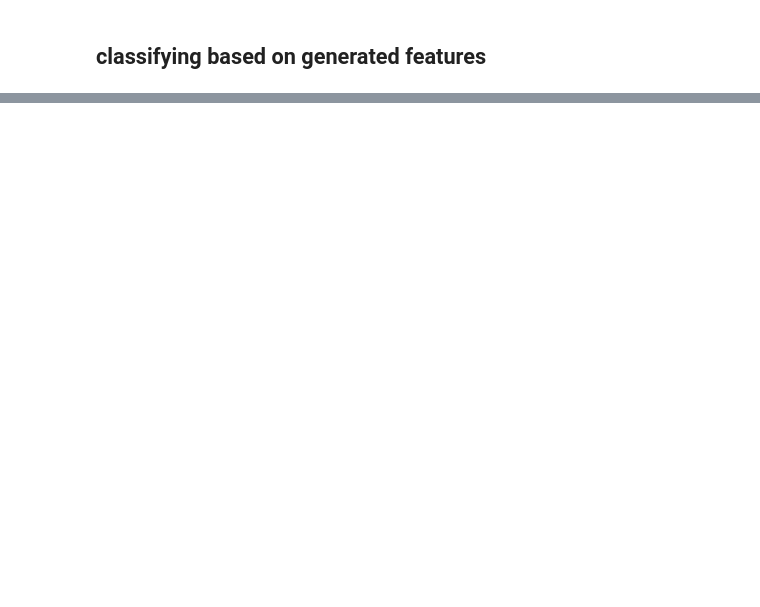
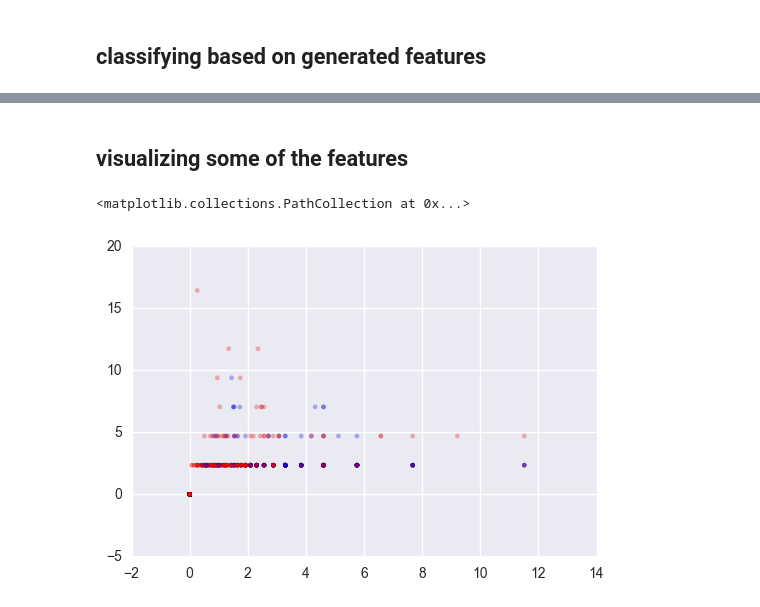
Before and after one commit to amirfz/youtube_troll_detection, a Jupyter notebook: insult_detection.ipynb, the cells around one changed output, grey strips where cells are left out. Saved outputs shown, nothing was run; the diff lists cells and outputs as text; code cells hidden in the pictures; blank space fills up the shorter version.

```diff
--- a/insult_detection.ipynb
+++ b/insult_detection.ipynb
@@ -146,6 +196,6 @@ def transform(documents):
 # %%
 from sklearn.preprocessing import scale
 # %%
-X_ext = scale(transform(data.comment), with_mean=False)
-model_rfc(X_ext, Y)
+X_ext = scale(transform(data.comment), with_mean=True, axis=0)
+clf_probs = model_rfc(X_ext, Y)
 # %% [output]
@@ -160,0 +315,14 @@ model_rfc(np.concatenate((X_pca, transform(data.comment)), axis=1), Y)
+# %% [markdown]
+## visualizing some of the features
+# %%
+colors = ['r', 'b']
+label_colors = [colors[lab] for lab in data.troll.values]
+
+plt.scatter(X_ext[:,-1], X_ext[:,-2],
+            s=10,
+            lw=0.1,
+            c=label_colors,
+            alpha=0.3)
+# %% [output]
+<matplotlib.collections.PathCollection at 0x...>
+[figure, added]
```
Also changed, not shown: parts of 26 cells of this notebook.
